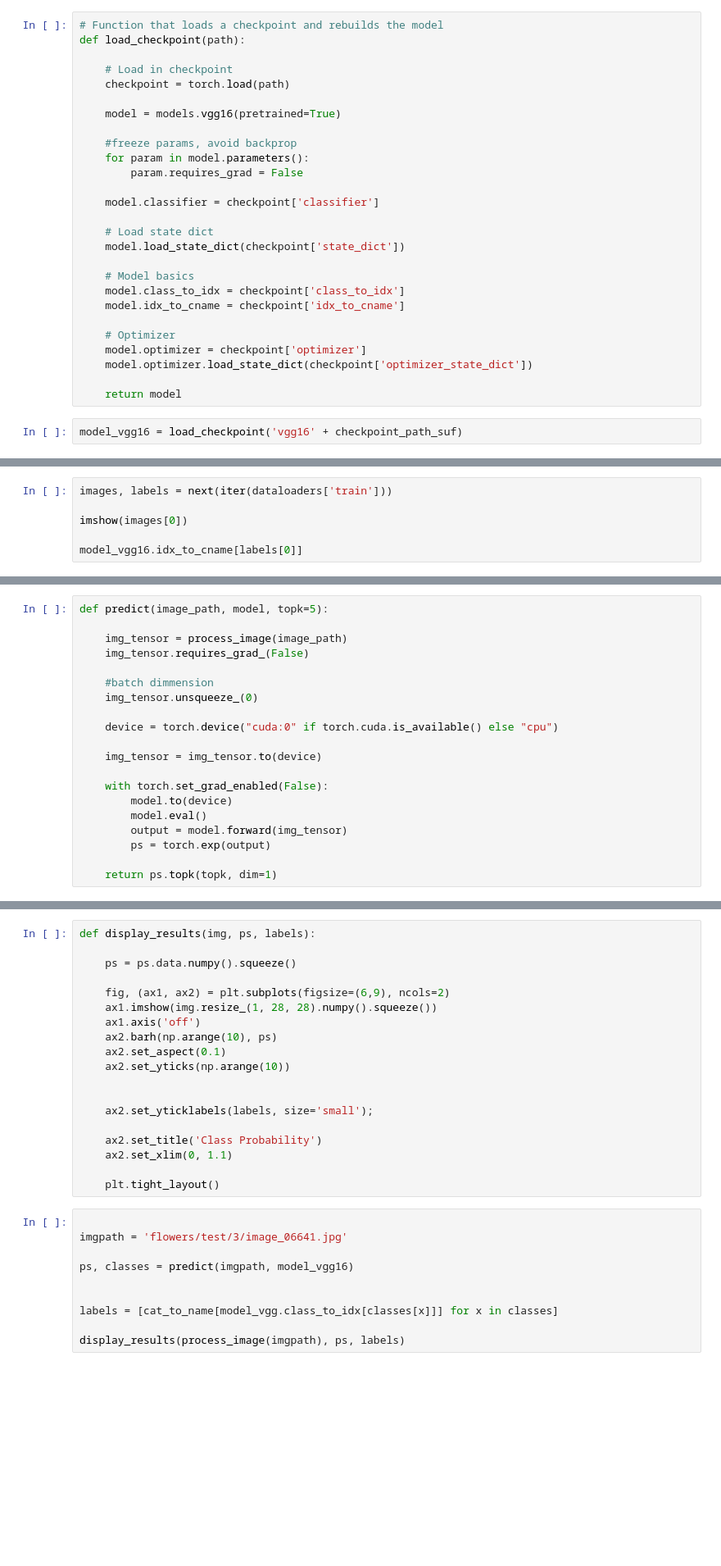
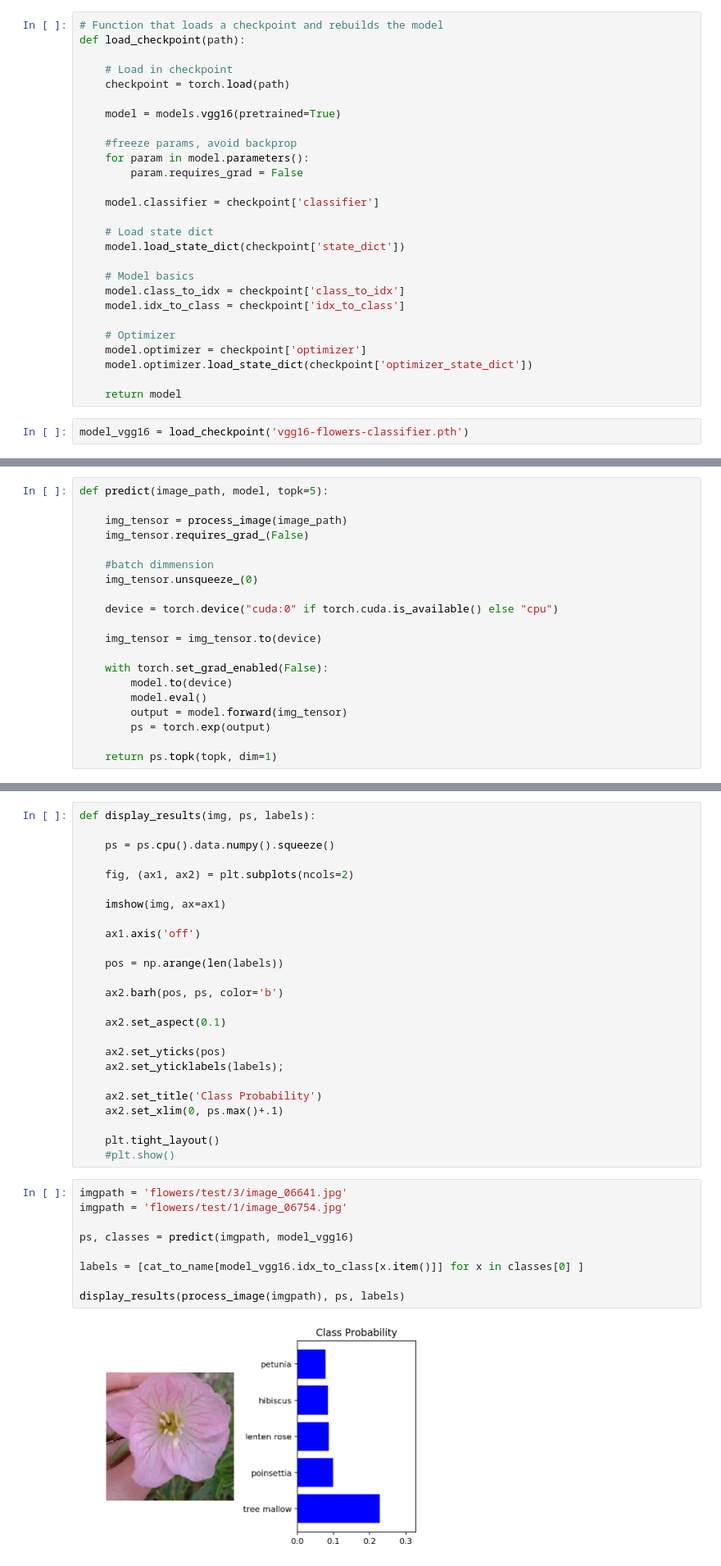
Before and after one commit to daniel-tejeda/aipnd-project, a Jupyter notebook: Image Classifier Project.ipynb, the cells around one changed output, grey strips where cells are left out. Shown at 82% size. Drawn from its saved outputs; the diff is of its cells as text; blank space fills up the shorter version.

```diff
--- a/Image Classifier Project.ipynb
+++ b/Image Classifier Project.ipynb
@@ -333,7 +338,7 @@ def load_checkpoint(path):
 
     # Model basics
     model.class_to_idx = checkpoint['class_to_idx']
-    model.idx_to_cname = checkpoint['idx_to_cname']
+    model.idx_to_class = checkpoint['idx_to_class']
 
     # Optimizer
     model.optimizer = checkpoint['optimizer']
@@ -341,7 +346,7 @@ def load_checkpoint(path):
 
     return model
 # %%
-model_vgg16 = load_checkpoint('vgg16' + checkpoint_path_suf)
+model_vgg16 = load_checkpoint('vgg16-flowers-classifier.pth')
 # %% [markdown]
 # Inference for classification
 
@@ -428,9 +436,3 @@ cat_to_name['1']
-# %%
-images, labels = next(iter(dataloaders['train']))
-
-imshow(images[0])
-
-model_vgg16.idx_to_cname[labels[0]]
 # %% [markdown]
 ## Class Prediction
 
@@ -480,29 +484,36 @@ You can convert from the class integer encoding to actual flower names with the
 # %%
 def display_results(img, ps, labels):
 
-    ps = ps.data.numpy().squeeze()
+    ps = ps.cpu().data.numpy().squeeze()
 
-    fig, (ax1, ax2) = plt.subplots(figsize=(6,9), ncols=2)
-    ax1.imshow(img.resize_(1, 28, 28).numpy().squeeze())
+    fig, (ax1, ax2) = plt.subplots(ncols=2)
+
+    imshow(img, ax=ax1)
+
     ax1.axis('off')
-    ax2.barh(np.arange(10), ps)
+
+    pos = np.arange(len(labels))
+
+    ax2.barh(pos, ps, color='b')
+
     ax2.set_aspect(0.1)
-    ax2.set_yticks(np.arange(10))
 
-
-    ax2.set_yticklabels(labels, size='small');
+    ax2.set_yticks(pos)
+    ax2.set_yticklabels(labels);
 
     ax2.set_title('Class Probability')
-    ax2.set_xlim(0, 1.1)
+    ax2.set_xlim(0, ps.max()+.1)
 
     plt.tight_layout()
+    #plt.show()
 # %%
-
 imgpath = 'flowers/test/3/image_06641.jpg'
+imgpath = 'flowers/test/1/image_06754.jpg'
 
 ps, classes = predict(imgpath, model_vgg16)
 
-
-labels = [cat_to_name[model_vgg.class_to_idx[classes[x]]] for x in classes]
+labels = [cat_to_name[model_vgg16.idx_to_class[x.item()]] for x in classes[0] ]
 
 display_results(process_image(imgpath), ps, labels)
+# %% [output]
+[figure, added]
```
Also changed, not shown: parts of 7 cells of this notebook.
